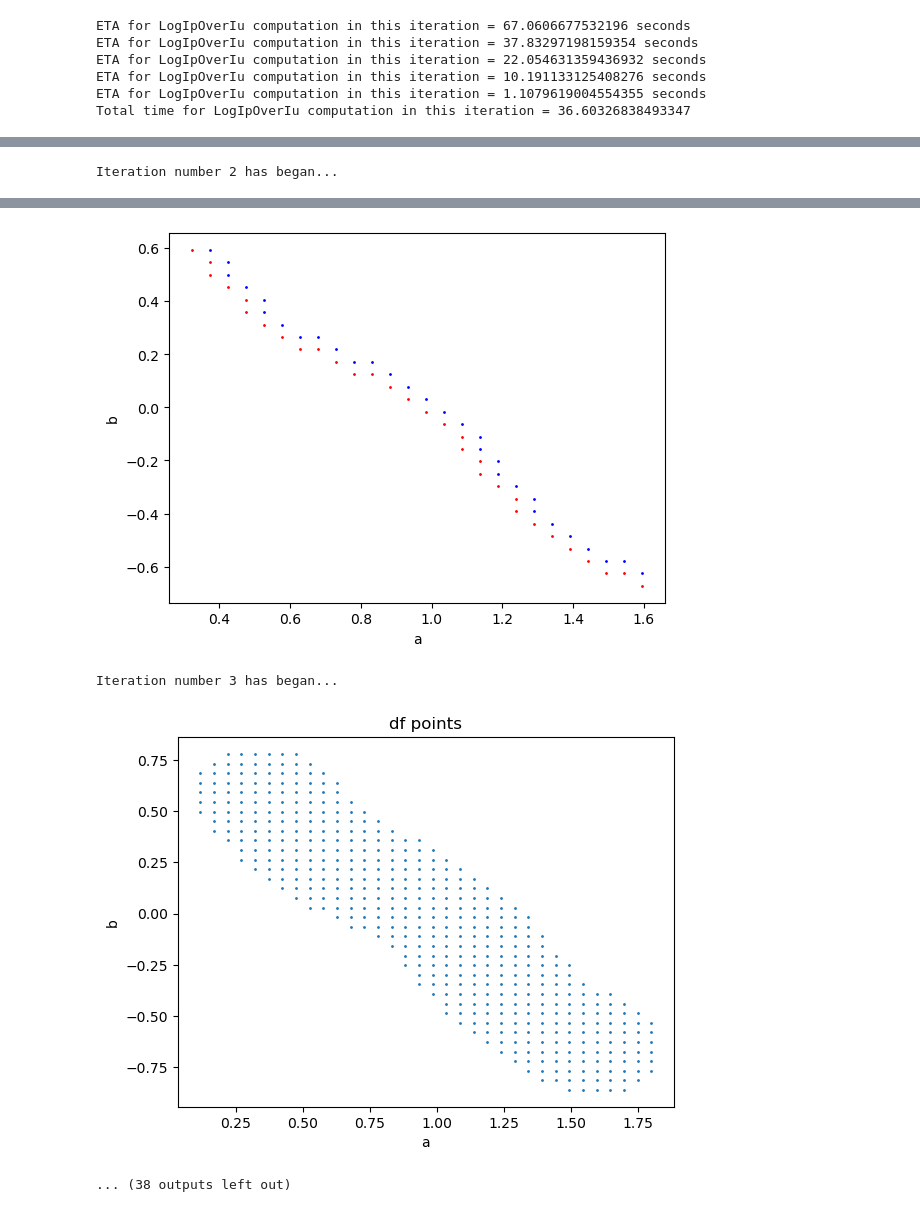
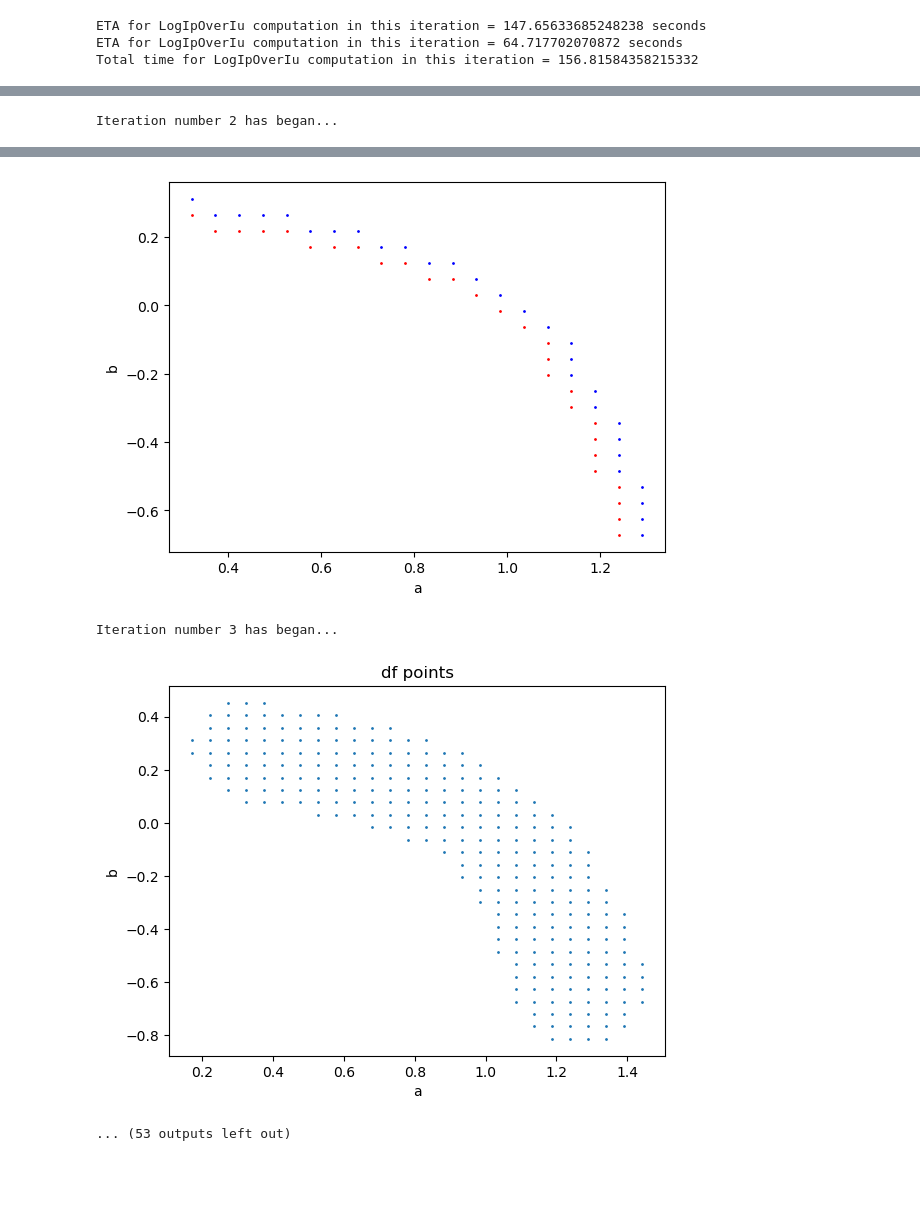
Before and after one commit to ViktorBezb/Computations_VACPT, a Jupyter notebook: Compute Boundary given beta and Q.ipynb, the cells around one changed output, grey strips where cells are left out. Drawn from its saved outputs; the diff is of its cells as text; code cells hidden in the pictures; blank space fills up the shorter version.

```diff
--- a/Compute Boundary given beta and Q.ipynb
+++ b/Compute Boundary given beta and Q.ipynb
@@ -3,9 +3,9 @@
 # %%
 playsound(444,444)
 # %%
-Q_value = 47438
+Q_value = 104438
 # %%
-distance_to_points = 0.227  # determins how many new points are included per iteration
+distance_to_points = 0.157  # determins how many new points are included per iteration
                             # higher value results in fewer iterations but more points will be computed
                             # if the value is too low, some points may be missed. Not good
                             # if the value is too high, too many points will be computed
@@ -176,7 +176,7 @@ while iteration_number < 81 and not Boundary_is_invariant:
         else:
             raise ValueError('Sth bad happened with Index_in_Computed_points')
 
-        if  i%53 == 6:
+        if  i%43 == 6:
             print("ETA for LogIpOverIu computation in this iteration = " +
                   str( (df.shape[0] - i - 1) *(time.time() - startTime)/(i+1) ) + " seconds")
 
@@ -224,10 +224,7 @@ while iteration_number < 81 and not Boundary_is_invariant:
 # %% [output]
 Iteration number 1 has began...
 [figure]
-ETA for LogIpOverIu computation in this iteration = 67.0606677532196 seconds
-ETA for LogIpOverIu computation in this iteration = 37.83297198159354 seconds
-ETA for LogIpOverIu computation in this iteration = 22.054631359436932 seconds
-ETA for LogIpOverIu computation in this iteration = 10.191133125408276 seconds
-ETA for LogIpOverIu computation in this iteration = 1.1079619004554355 seconds
-Total time for LogIpOverIu computation in this iteration = 36.60326838493347
+ETA for LogIpOverIu computation in this iteration = 147.65633685248238 seconds
+ETA for LogIpOverIu computation in this iteration = 64.717702070872 seconds
+Total time for LogIpOverIu computation in this iteration = 156.81584358215332
 [figure]
@@ -255,7 +242,7 @@ Total time for LogIpOverIu computation in this iteration = 75.0947003364563
-[figure, old version]
+[figure, new version]
 Iteration number 3 has began...
-[figure, old version]
+[figure, new version]
-... (38 outputs left out)
+... (53 outputs left out)
 # %%
 playsound(444,404)
 # %%
```
Also changed, not shown: parts of 11 cells of this notebook, 3 other files.
